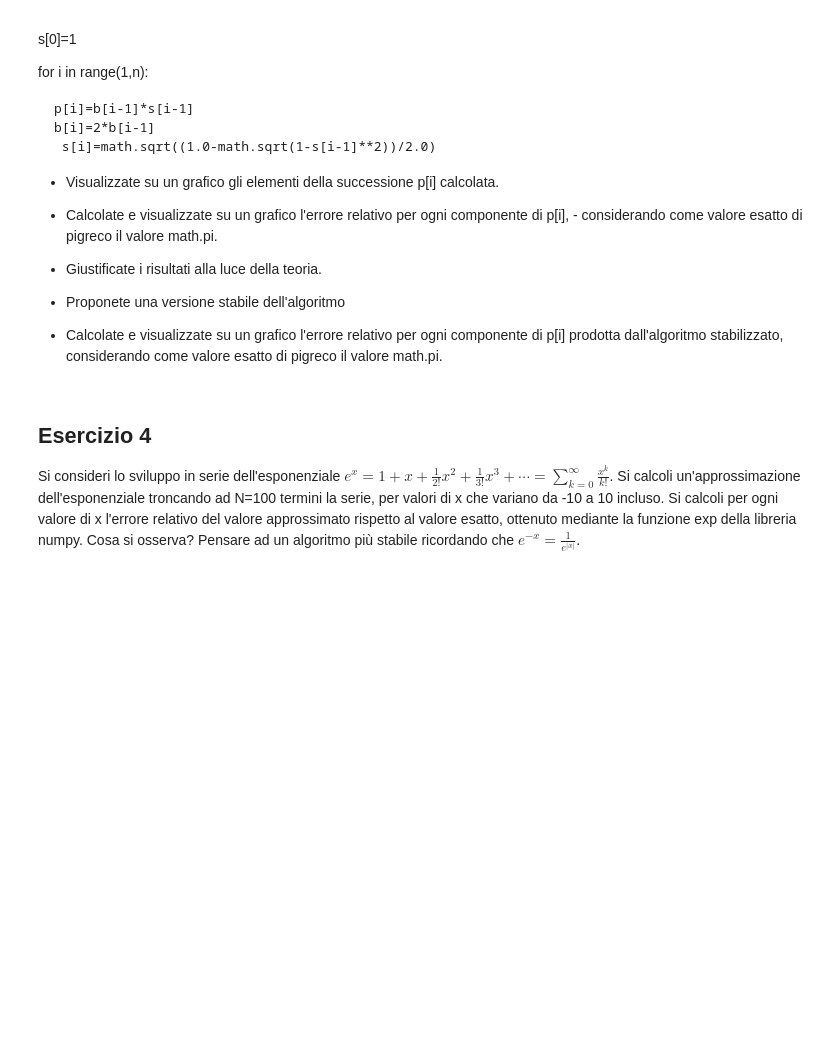
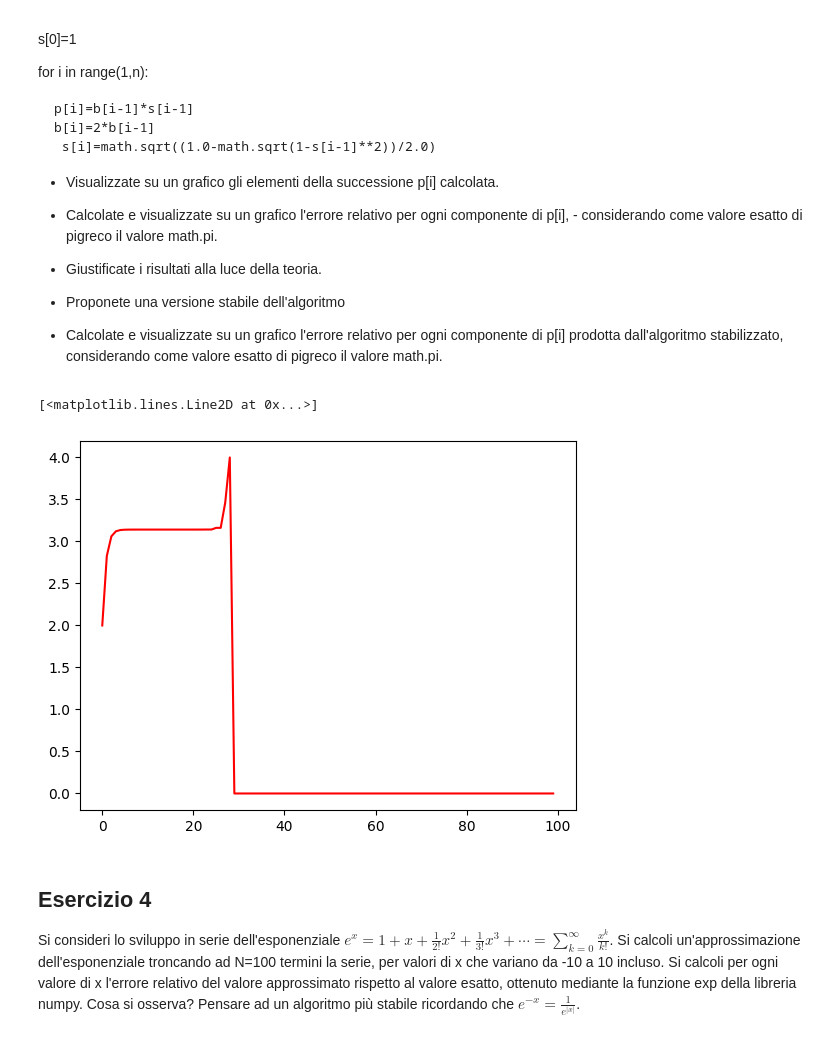
Before and after one commit to delpiter/Numerical_Methods_for_AI, a Jupyter notebook: lab5/Esercitazione5.ipynb, the cells around one changed output. Drawn from its saved outputs; the diff is of its cells as text; code cells hidden in the pictures; blank space fills up the shorter version.

```diff
--- a/lab5/Esercitazione5.ipynb
+++ b/lab5/Esercitazione5.ipynb
@@ -76,6 +76,23 @@ for i in range(1,n):
 
 - Calcolate e visualizzate su un grafico l'errore relativo per ogni componente di p[i] prodotta dall'algoritmo stabilizzato, considerando come valore esatto di
 pigreco il valore math.pi.
+# %%
+b=[]
+s=[]
+p=[]
+
+b.append(2)
+s.append(1)
+
+for i in range(1,101):
+    p.append(b[i-1]*s[i-1])
+    b.append(2*b[i-1])
+    s.append(math.sqrt((1.0-math.sqrt(1-s[i-1]**2))/2.0))
+
+plt.plot(np.arange(0,100),np.array(p), 'r-')
+# %% [output]
+[<matplotlib.lines.Line2D at 0x...>]
+[figure, added]
 # %% [markdown]
 ## Esercizio 4
 Si consideri lo sviluppo in serie dell'esponenziale $e^x=1+x+\frac{1}{2!}x^2+\frac{1}{3!}x^3+\cdots =\sum_{k=0}^\infty \frac{x^k}{k!} $. Si calcoli un'approssimazione dell'esponenziale troncando ad N=100 termini la serie, per valori di x che variano da -10 a 10 incluso. Si calcoli  per ogni valore di x l'errore relativo del valore approssimato rispetto al valore esatto, ottenuto mediante la funzione exp della libreria numpy. Cosa si osserva? Pensare ad un algoritmo più stabile ricordando che $e^{-x}=\frac{1}{e^{|x|}}$.
```
Also changed, not shown: 5 other files.
